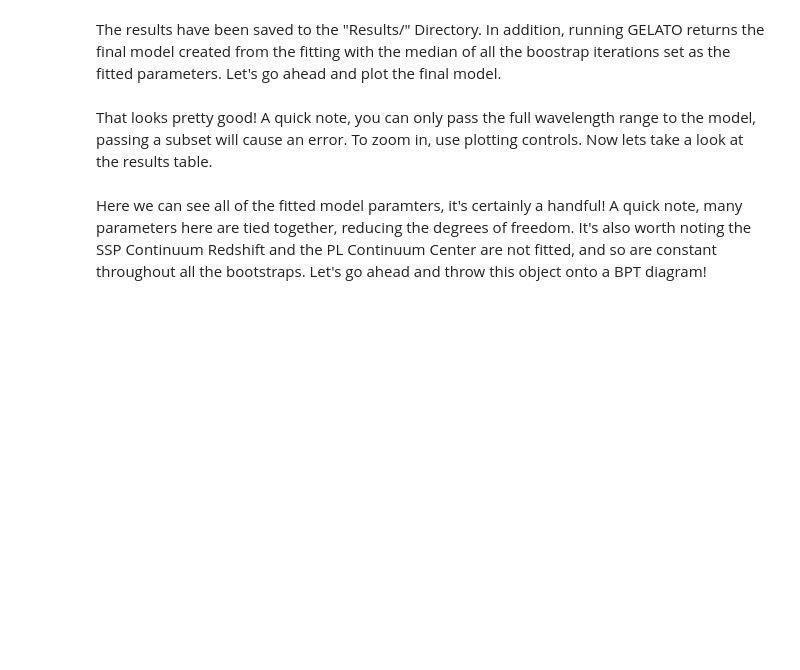
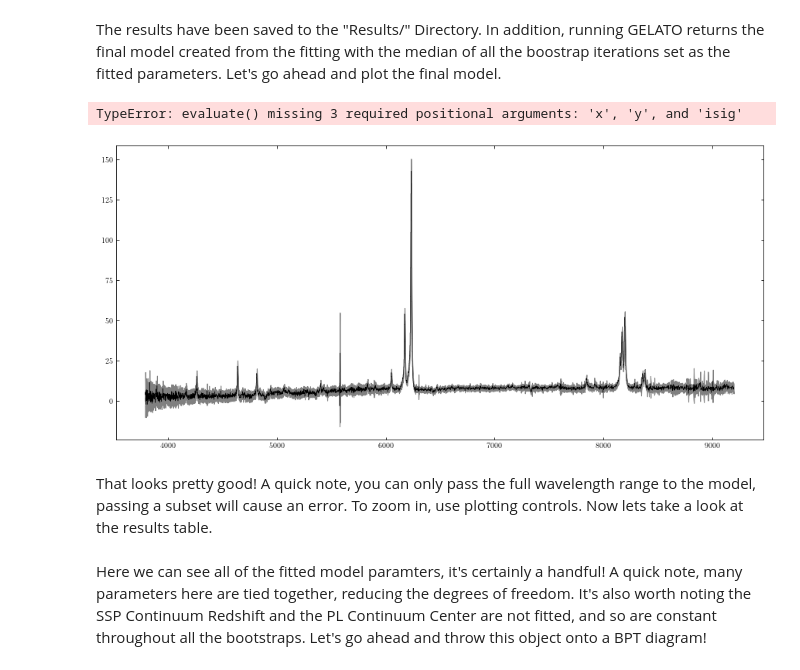
Before and after one commit to TheSkyentist/GELATO, a Jupyter notebook: Example/Example.ipynb, the cells around one changed output. Cells and saved outputs as stored; diff of their text form; code cells hidden in the pictures; blank space fills up the shorter version.

```diff
--- a/Example/Example.ipynb
+++ b/Example/Example.ipynb
@@ -25,6 +25,7 @@ good = ivar > 0 # GELATO only looks at points with nonzero weights
 wavl = 10**spectrum['loglam'][good]
 flux = spectrum['flux'][good]
 ivar = ivar[good]
+args = (wavl,flux,ivar) # These will be useful later
 # %% [markdown]
 Let's go ahead and plot our spectrum to get an idea of what we're dealing with.
 # %%
@@ -70,21 +91,24 @@ The results have been saved to the "Results/" Directory. In addition, running GE
 # %%
 # Create figure
 fig, ax = pyplot.subplots(figsize=(15,7))
 
 # Plot Spectrum
 ax.fill_between(wavl,flux-sig,flux+sig,color='gray')
 ax.step(wavl,flux,where='mid',c='k',lw=0.5,label='Data')
-ax.step(wavl,model(wavl),where='mid',c='r',label='Model')
+ax.step(wavl,model.evaluate(wavl,*args),where='mid',c='r',label='Model')
 ax.legend()
 
 # Axis limits
 ax.set(xlim=[wavl.min(),wavl.max()],ylim=[0,flux.max()])
 
 # Axis labels
 ax.set(xlabel=r'Obs. Wavelength [\AA]',ylabel=r'$F_\lambda$')
 
 # Show figure
 pyplot.show()
+# %% [output]
+TypeError: evaluate() missing 3 required positional arguments: 'x', 'y', and 'isig'
+[figure, added]
 # %% [markdown]
 That looks pretty good! A quick note, you can only pass the full wavelength range to the model, passing a subset will cause an error. To zoom in, use plotting controls. Now lets take a look at the results table.
 # %%
```
Also changed, not shown: parts of 2 cells of this notebook, 1 other file.
